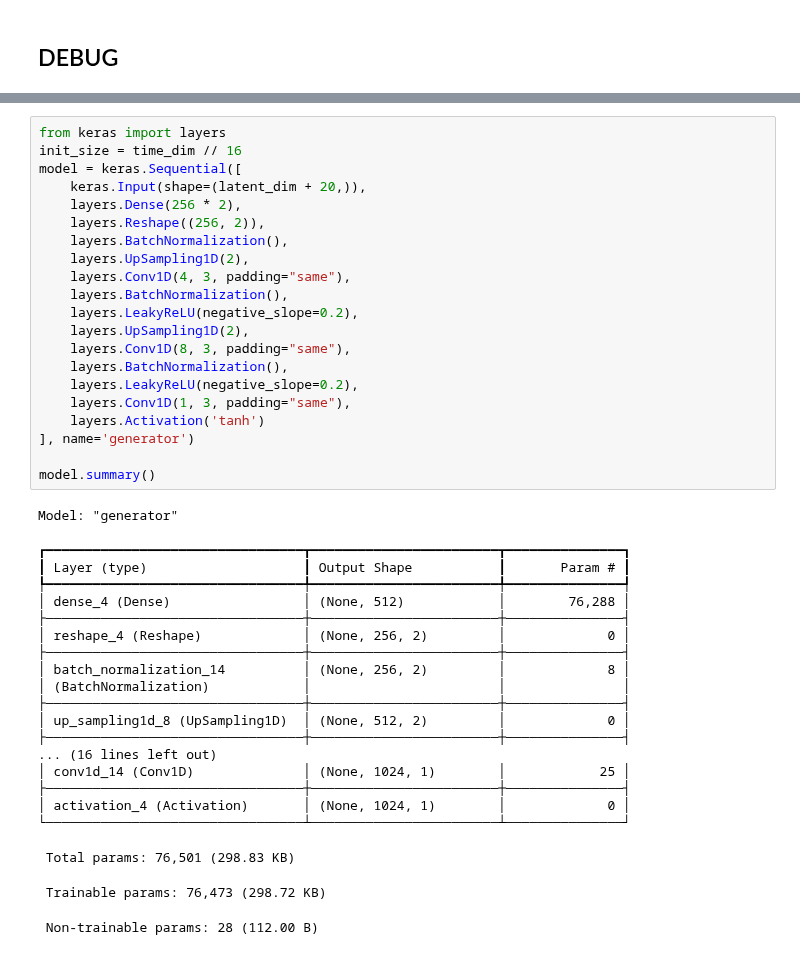
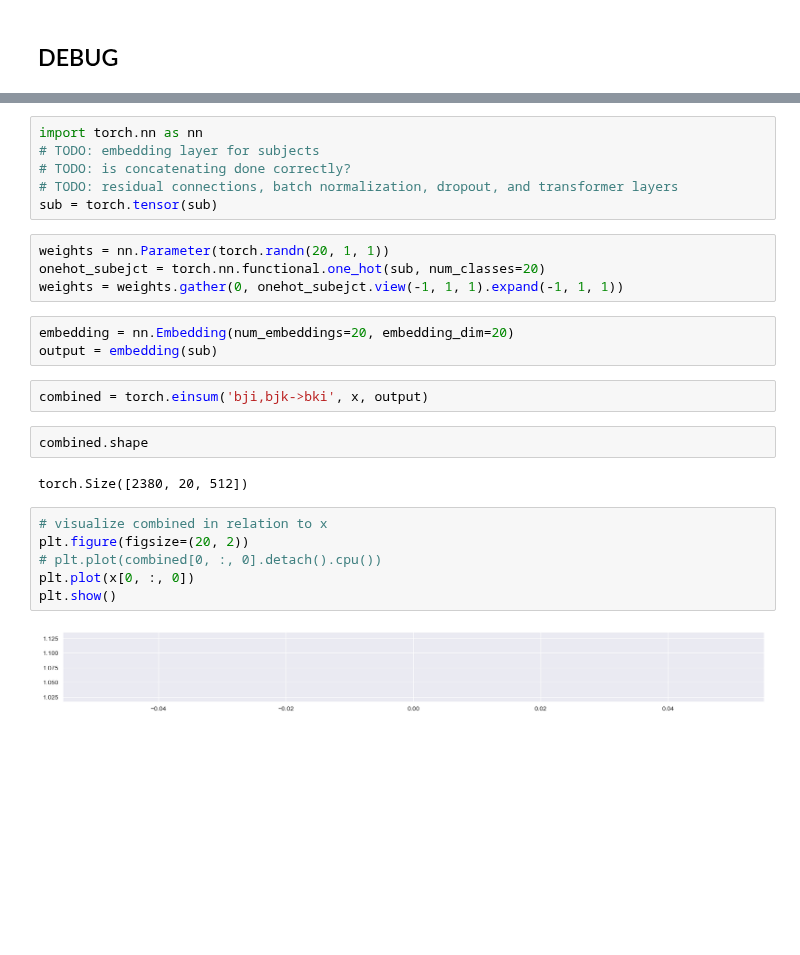
Before and after one commit to Yeganehfrh/EEGModalNet, a Jupyter notebook: notebooks/cWGAN.ipynb, the cells around one changed output, grey strips where cells are left out. Drawn from its saved outputs; the diff is of its cells as text; blank space fills up the shorter version.

Commit message:
WIP: implementing subject embedding

```diff
--- a/notebooks/cWGAN.ipynb
+++ b/notebooks/cWGAN.ipynb
@@ -250,43 +261,27 @@ input_data = torch.cat((x, label_embedding), dim=1)
-# %%
-from keras import layers
-init_size = time_dim // 16
-model = keras.Sequential([
-    keras.Input(shape=(latent_dim + 20,)),
-    layers.Dense(256 * 2),
-    layers.Reshape((256, 2)),
-    layers.BatchNormalization(),
-    layers.UpSampling1D(2),
-    layers.Conv1D(4, 3, padding="same"),
-    layers.BatchNormalization(),
-    layers.LeakyReLU(negative_slope=0.2),
-    layers.UpSampling1D(2),
-    layers.Conv1D(8, 3, padding="same"),
-    layers.BatchNormalization(),
-    layers.LeakyReLU(negative_slope=0.2),
-    layers.Conv1D(1, 3, padding="same"),
-    layers.Activation('tanh')
-], name='generator')
-
-model.summary()
-# %% [output]
-Model: "generator"
-┏━━━━━━━━━━━━━━━━━━━━━━━━━━━━━━━━━┳━━━━━━━━━━━━━━━━━━━━━━━━┳━━━━━━━━━━━━━━━┓
-┃ Layer (type)                    ┃ Output Shape           ┃       Param # ┃
-┡━━━━━━━━━━━━━━━━━━━━━━━━━━━━━━━━━╇━━━━━━━━━━━━━━━━━━━━━━━━╇━━━━━━━━━━━━━━━┩
-│ dense_4 (Dense)                 │ (None, 512)            │        76,288 │
-├─────────────────────────────────┼────────────────────────┼───────────────┤
-│ reshape_4 (Reshape)             │ (None, 256, 2)         │             0 │
-├─────────────────────────────────┼────────────────────────┼───────────────┤
-│ batch_normalization_14          │ (None, 256, 2)         │             8 │
-│ (BatchNormalization)            │                        │               │
-├─────────────────────────────────┼────────────────────────┼───────────────┤
-│ up_sampling1d_8 (UpSampling1D)  │ (None, 512, 2)         │             0 │
-├─────────────────────────────────┼────────────────────────┼───────────────┤
-... (16 lines left out)
-│ conv1d_14 (Conv1D)              │ (None, 1024, 1)        │            25 │
-├─────────────────────────────────┼────────────────────────┼───────────────┤
-│ activation_4 (Activation)       │ (None, 1024, 1)        │             0 │
-└─────────────────────────────────┴────────────────────────┴───────────────┘
- Total params: 76,501 (298.83 KB)
- Trainable params: 76,473 (298.72 KB)
- Non-trainable params: 28 (112.00 B)
+# %%
+import torch.nn as nn
+# TODO: embedding layer for subjects
+# TODO: is concatenating done correctly?
+# TODO: residual connections, batch normalization, dropout, and transformer layers
+sub = torch.tensor(sub)
+# %%
+weights = nn.Parameter(torch.randn(20, 1, 1))
+onehot_subejct = torch.nn.functional.one_hot(sub, num_classes=20)
+weights = weights.gather(0, onehot_subejct.view(-1, 1, 1).expand(-1, 1, 1))
+# %%
+embedding = nn.Embedding(num_embeddings=20, embedding_dim=20)
+output = embedding(sub)
+# %%
+combined = torch.einsum('bji,bjk->bki', x, output)
+# %%
+combined.shape
+# %% [output]
+torch.Size([2380, 20, 512])
+# %%
+# visualize combined in relation to x
+plt.figure(figsize=(20, 2))
+# plt.plot(combined[0, :, 0].detach().cpu())
+plt.plot(x[0, :, 0])
+plt.show()
+# %% [output]
+[figure, added]
```
Also changed, not shown: parts of 11 cells of this notebook, 4 other files.
